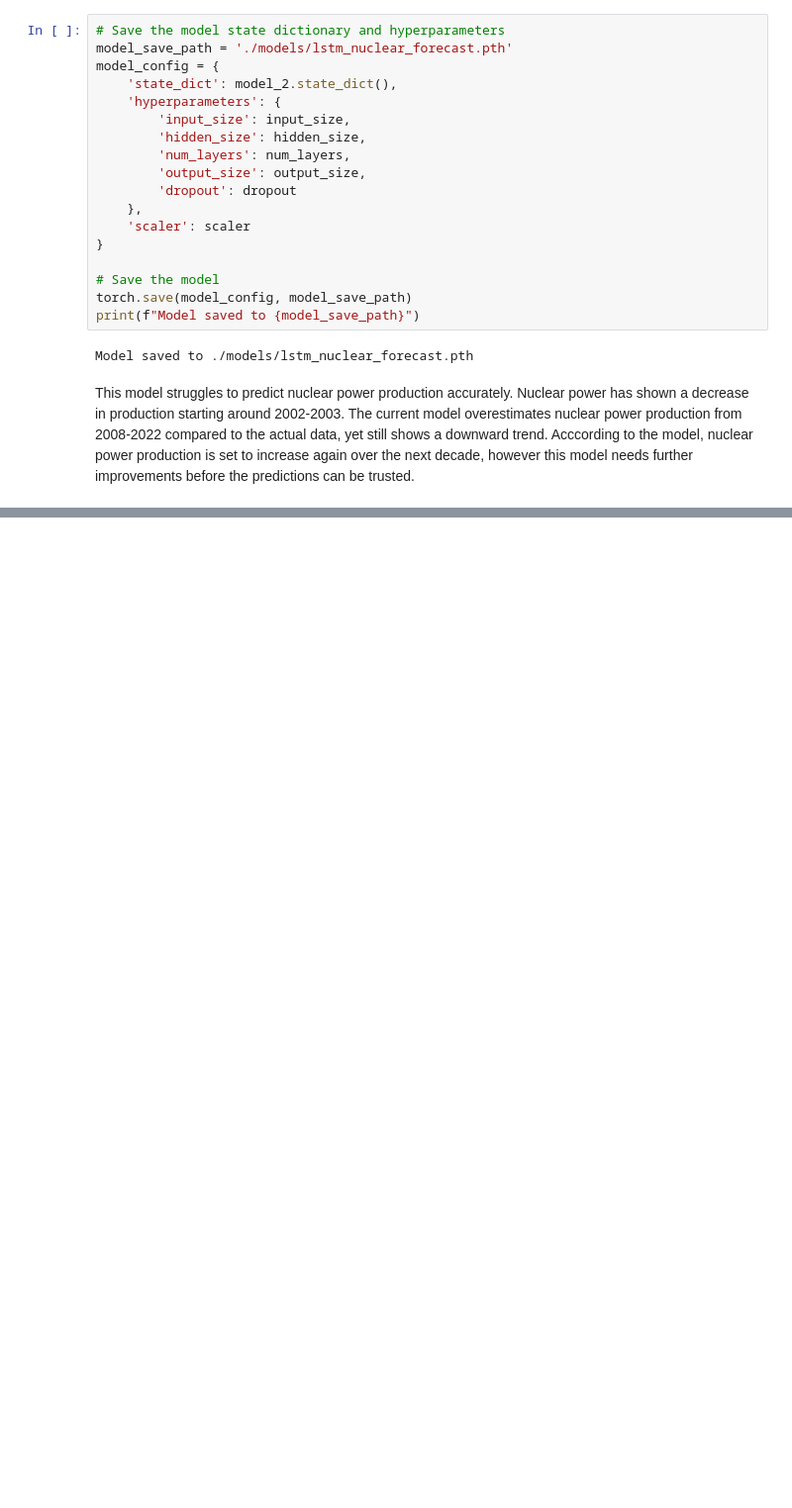
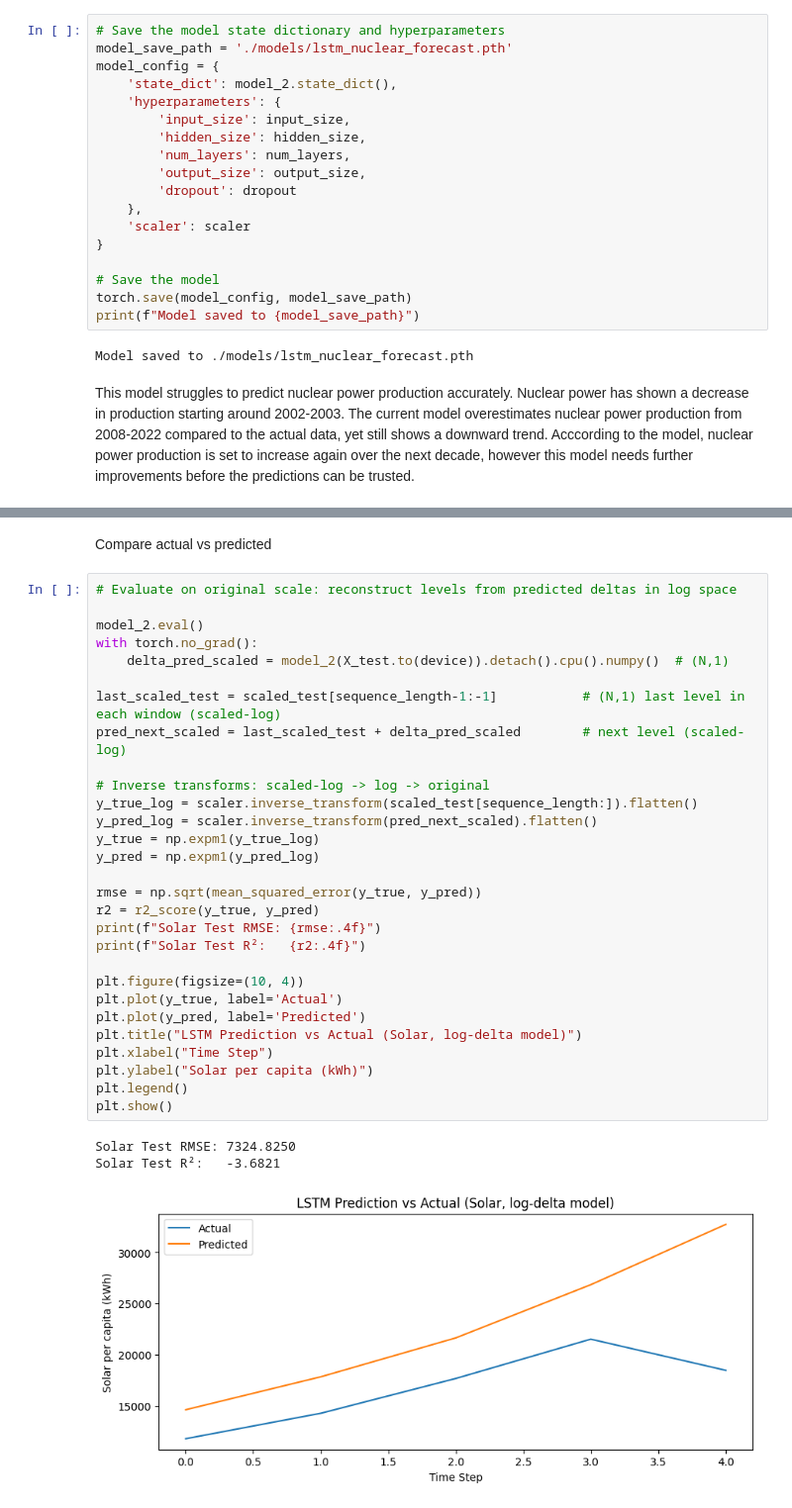
Before and after one commit to KMarsh-code/global-renewable-energy-analysis, a Jupyter notebook: jupyter_notebooks/2_renewable_energy_hypothesis_testing.ipynb, the cells around one changed output, grey strips where cells are left out. Shown at 99% size. Drawn from its saved outputs; the diff is of its cells as text; blank space fills up the shorter version.

Commit message:
Add code for solar production LSTM

```diff
--- a/jupyter_notebooks/2_renewable_energy_hypothesis_testing.ipynb
+++ b/jupyter_notebooks/2_renewable_energy_hypothesis_testing.ipynb
@@ -1631,0 +1802,35 @@ This model struggles to predict nuclear power production accurately. Nuclear pow
+# %% [markdown]
+Compare actual vs predicted
+# %%
+# Evaluate on original scale: reconstruct levels from predicted deltas in log space
+
+model_2.eval()
+with torch.no_grad():
+    delta_pred_scaled = model_2(X_test.to(device)).detach().cpu().numpy()  # (N,1)
+
+last_scaled_test = scaled_test[sequence_length-1:-1]           # (N,1) last level in each window (scaled-log)
+pred_next_scaled = last_scaled_test + delta_pred_scaled        # next level (scaled-log)
+
+# Inverse transforms: scaled-log -> log -> original
+y_true_log = scaler.inverse_transform(scaled_test[sequence_length:]).flatten()
+y_pred_log = scaler.inverse_transform(pred_next_scaled).flatten()
+y_true = np.expm1(y_true_log)
+y_pred = np.expm1(y_pred_log)
+
+rmse = np.sqrt(mean_squared_error(y_true, y_pred))
+r2 = r2_score(y_true, y_pred)
+print(f"Solar Test RMSE: {rmse:.4f}")
+print(f"Solar Test R²:   {r2:.4f}")
+
+plt.figure(figsize=(10, 4))
+plt.plot(y_true, label='Actual')
+plt.plot(y_pred, label='Predicted')
+plt.title("LSTM Prediction vs Actual (Solar, log-delta model)")
+plt.xlabel("Time Step")
+plt.ylabel("Solar per capita (kWh)")
+plt.legend()
+plt.show()
+# %% [output]
+Solar Test RMSE: 7324.8250
+Solar Test R²:   -3.6821
+[figure, added]
```
Also changed, not shown: parts of 12 cells of this notebook.
